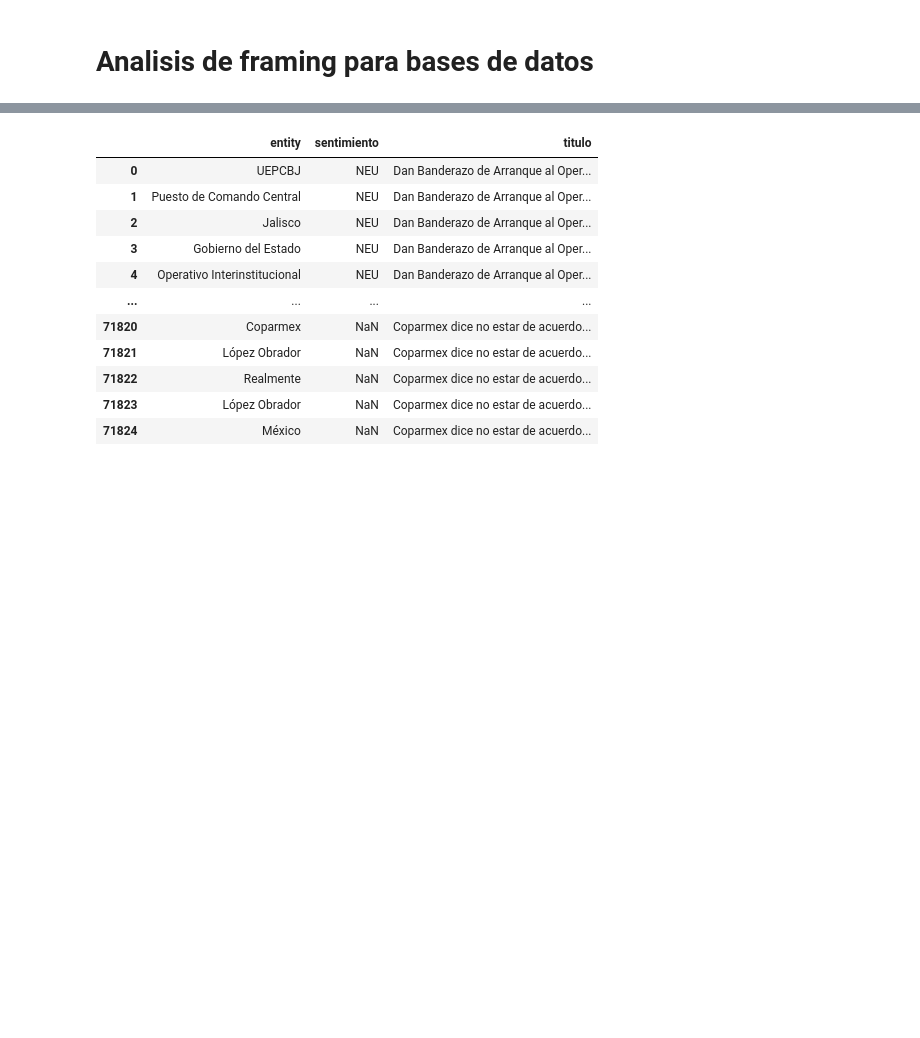
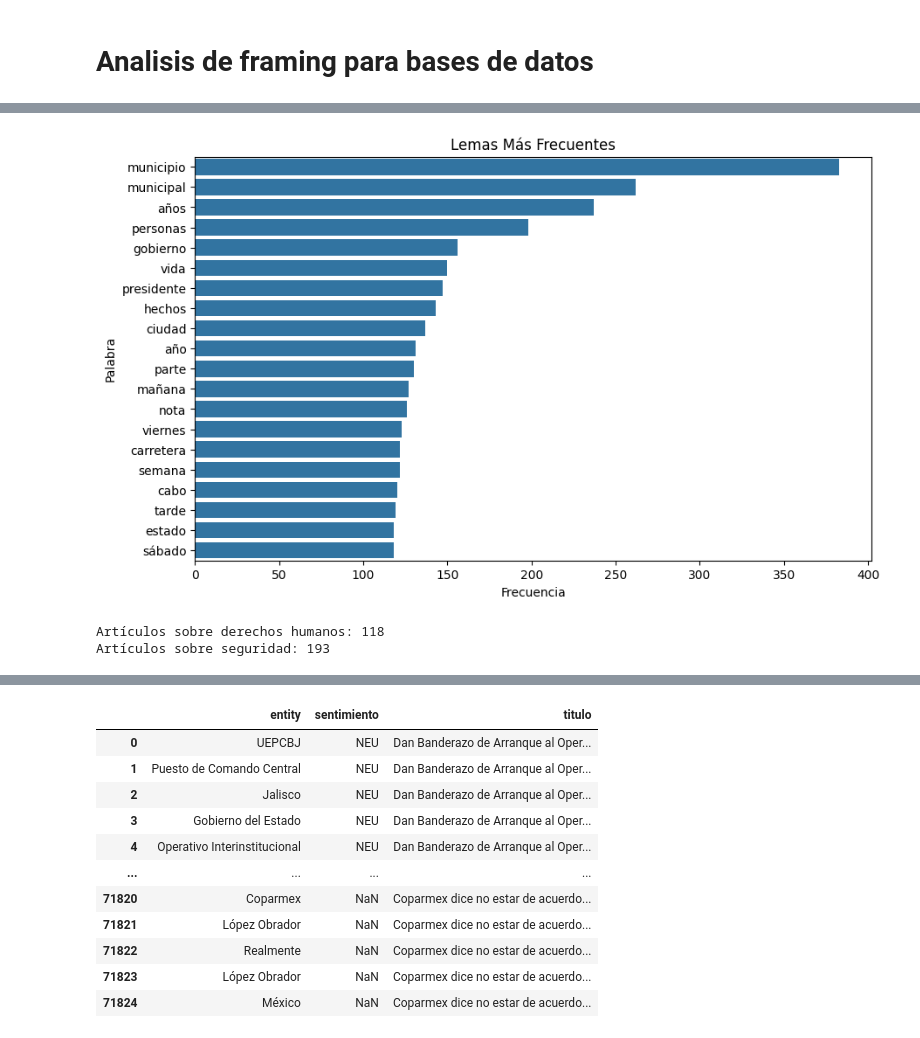
Before and after one commit to adrianodreamer/udg_paper, a Jupyter notebook: framing.ipynb, the cells around one changed output, grey strips where cells are left out. Saved outputs shown, nothing was run; the diff lists cells and outputs as text; code cells hidden in the pictures; blank space fills up the shorter version.

```diff
--- a/framing.ipynb
+++ b/framing.ipynb
@@ -280,0 +229,13 @@ keyword_counts
+# %%
+# Identificar temas principales a través de palabras clave
+all_lemas = [kw for sublist in df['lemas'] for kw in sublist]
+keyword_counts = Counter(all_keywords).most_common(20)
+
+# Visualización
+lemas_df = pd.DataFrame(keyword_counts, columns=['Palabra', 'Frecuencia'])
+plt.figure(figsize=(10,6))
+sns.barplot(data=lemas_df, y='Palabra', x='Frecuencia')
+plt.title('Lemas Más Frecuentes')
+plt.show()
+# %% [output]
+[figure, added]
@@ -280,0 +263,9 @@ keyword_counts
+# %%
+# Resultados
+dh_count = df['es_derechos_humanos'].sum()
+seg_count = df['es_seguridad'].sum()
+print(f"Artículos sobre derechos humanos: {dh_count}")
+print(f"Artículos sobre seguridad: {seg_count}")
+# %% [output]
+Artículos sobre derechos humanos: 118
+Artículos sobre seguridad: 193
```
Also changed, not shown: parts of 30 cells of this notebook, 6 other files.
